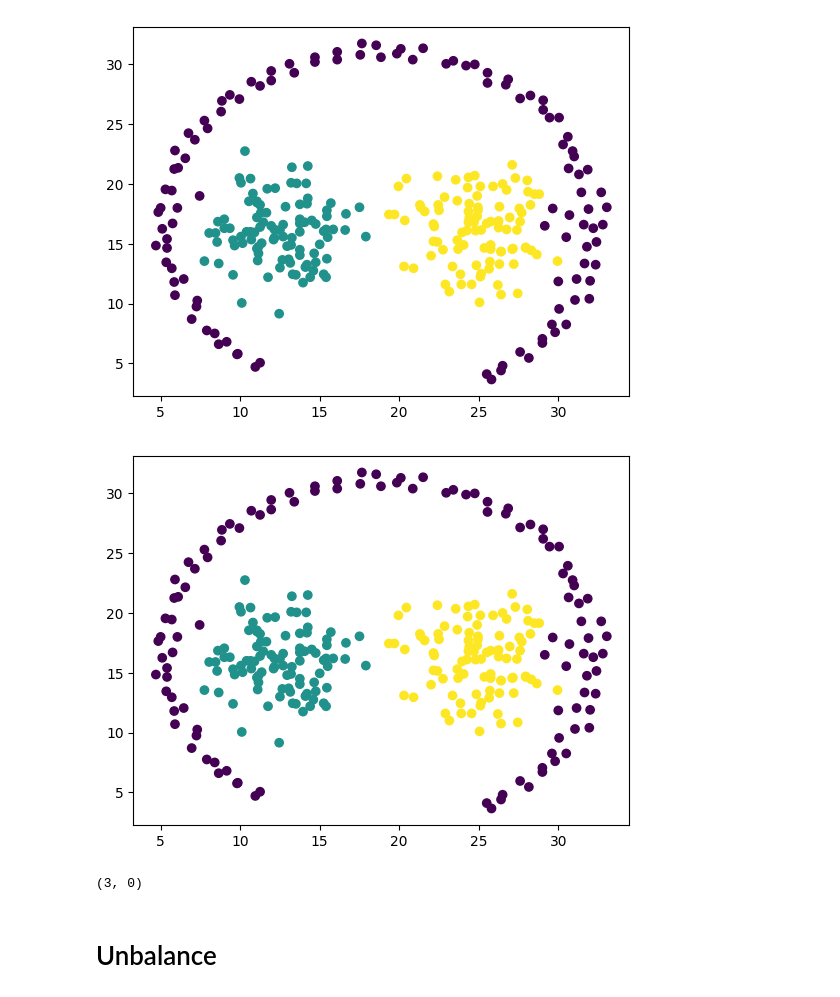
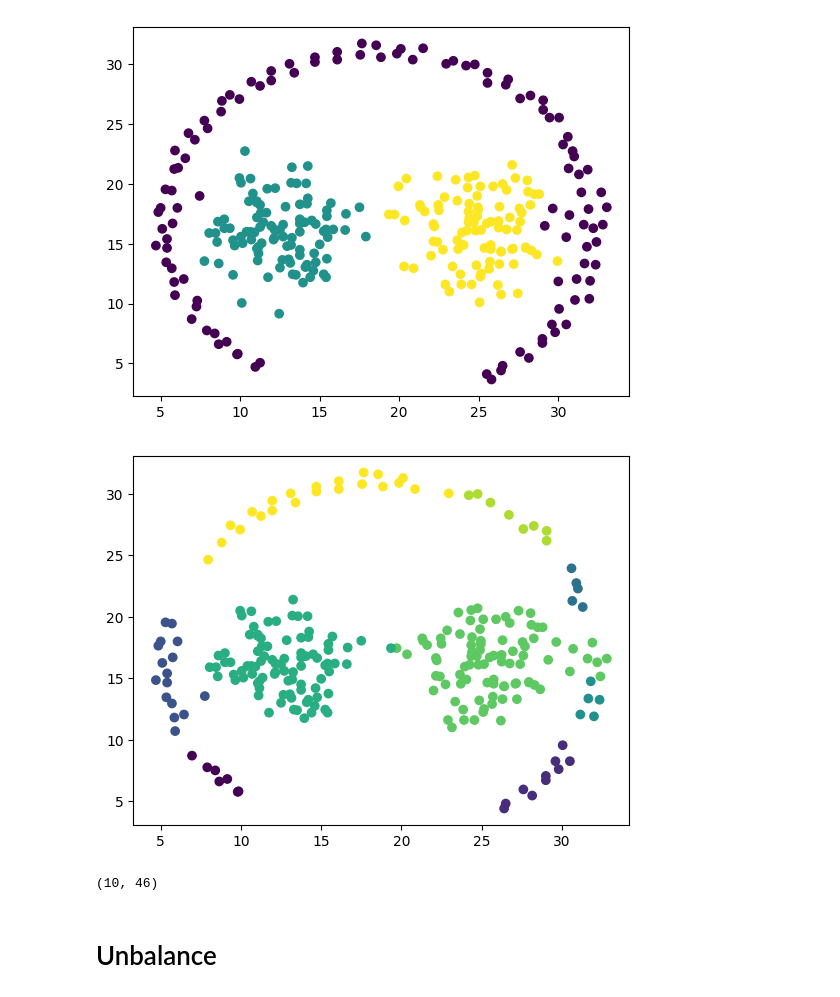
Before and after one commit to mk43v3r/SC4020-Data-Analytics, a Jupyter notebook: HDBSCAN.ipynb, the cells around one changed output. Cells and saved outputs as stored; diff of their text form; code cells hidden in the pictures.

```diff
--- a/HDBSCAN.ipynb
+++ b/HDBSCAN.ipynb
@@ -370,19 +369,18 @@ plt.scatter(xs, ys, c=cs)
 <matplotlib.collections.PathCollection at 0x...>
 [figure]
 # %%
-pathbased_input = pathbased_df.drop(pathbased_df.columns[2], axis=1)
 hdb = HDBSCAN()
-pathbased_predictions = hdb.fit_predict(pathbased_arr_scaled)
+pathbased_predictions = hdb.fit_predict(pathbased_arr_scaled[:,:2])
 plot_without_noise(xs, ys, pathbased_predictions)
 # %% [output]
-[figure, old version]
+[figure, new version]
 # %%
 len(set(pathbased_predictions)), sum(1 if i == -1 else 0 for i in pathbased_predictions)
-# It has 3 clusters and 0 points labeled as "noise"
+# It has 10 clusters and 46 points labeled as "noise"
 ## Note that the performance is better with scaling.
 ## (The current one is scaling.)
 # %% [output]
-(3, 0)
+(10, 46)
 # %% [markdown]
 # Unbalance
 # %%
```
Also changed, not shown: parts of 2 cells of this notebook.
